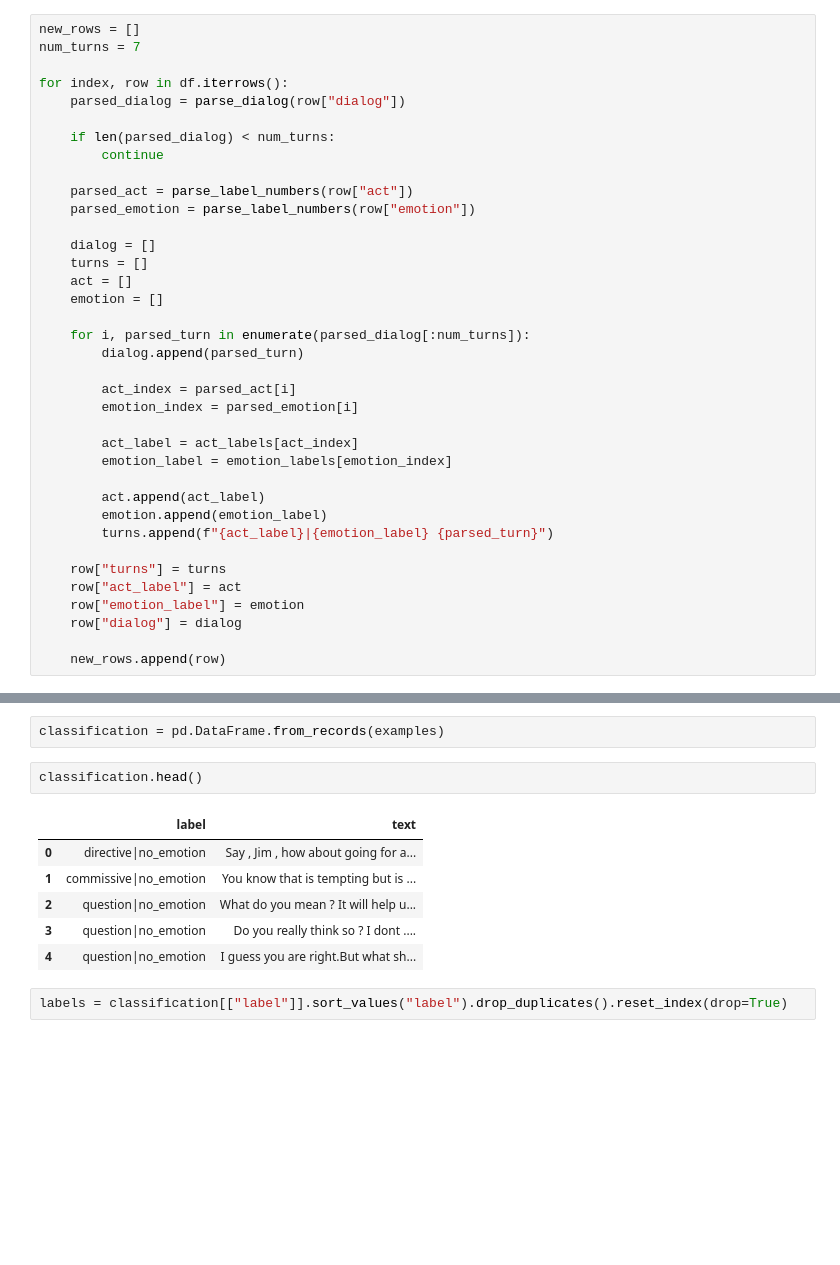
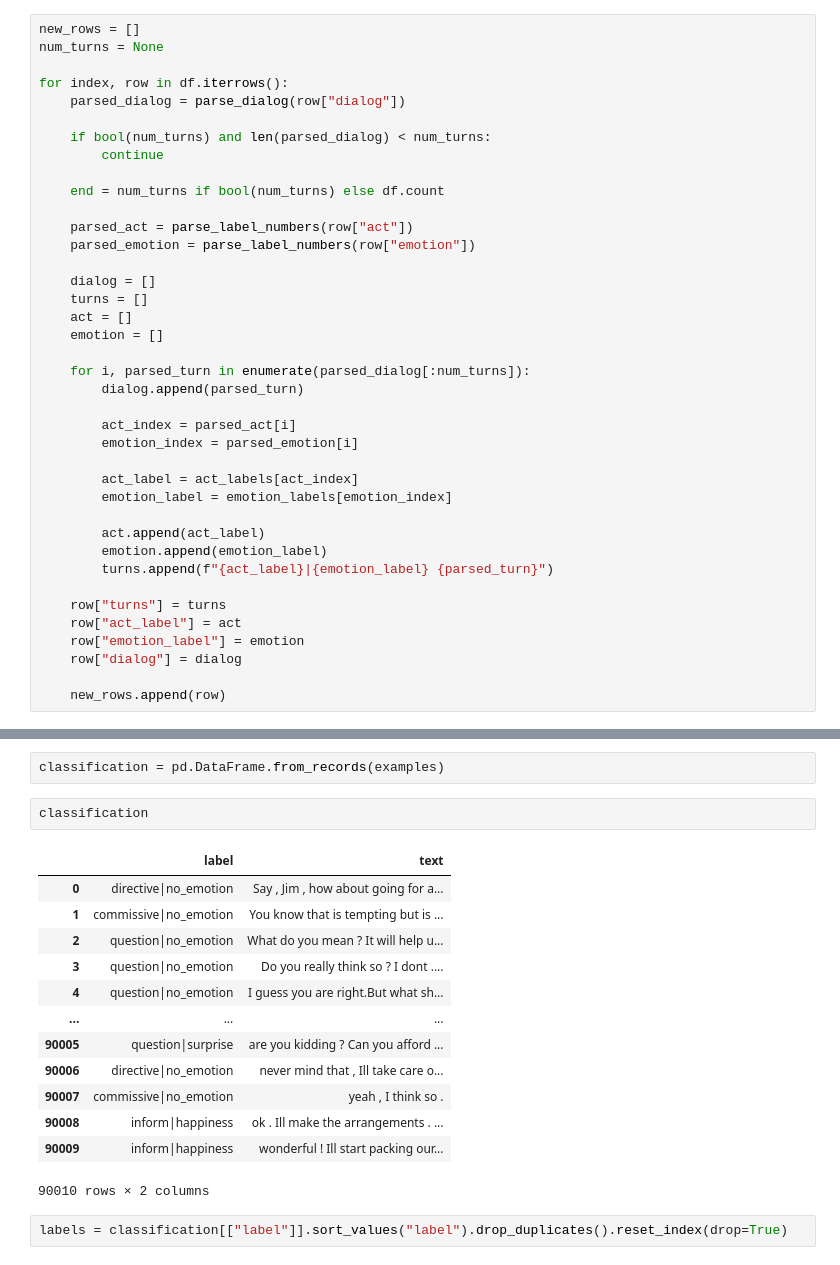
Before and after one commit to SolipsisAI/research, a Jupyter notebook: notebooks/daily_dialog.ipynb, the cells around one changed output, grey strips where cells are left out. Cells and saved outputs as stored; diff of their text form; blank space fills up the shorter version.

Commit message:
Use all rows if no num_turns is specified

```diff
--- a/notebooks/daily_dialog.ipynb
+++ b/notebooks/daily_dialog.ipynb
@@ -124,13 +124,15 @@ act_labels = ["dummy", "inform", "question", "directive", "commissive"]
 emotion_labels = ["no_emotion", "anger", "disgust", "fear", "happiness", "sadness", "surprise"]
 # %%
 new_rows = []
-num_turns = 7
+num_turns = None
 
 for index, row in df.iterrows():
     parsed_dialog = parse_dialog(row["dialog"])
 
-    if len(parsed_dialog) < num_turns:
+    if bool(num_turns) and len(parsed_dialog) < num_turns:
         continue
+
+    end = num_turns if bool(num_turns) else df.count
 
     parsed_act = parse_label_numbers(row["act"])
     parsed_emotion = parse_label_numbers(row["emotion"])
@@ -224,14 +227,21 @@ def get_label(act_label, emotion_label, label_type):
 # %%
 classification = pd.DataFrame.from_records(examples)
 # %%
-classification.head()
+classification
 # %% [output]
 |  | label | text |
 | 0 | directive|no_emotion | Say , Jim , how about going for a... |
 | 1 | commissive|no_emotion | You know that is tempting but is ... |
 | 2 | question|no_emotion | What do you mean ? It will help u... |
 | 3 | question|no_emotion | Do you really think so ? I dont .... |
 | 4 | question|no_emotion | I guess you are right.But what sh... |
+| ... | ... | ... |
+| 90005 | question|surprise | are you kidding ? Can you afford ... |
+| 90006 | directive|no_emotion | never mind that , Ill take care o... |
+| 90007 | commissive|no_emotion | yeah , I think so . |
+| 90008 | inform|happiness | ok . Ill make the arrangements . ... |
+| 90009 | inform|happiness | wonderful ! Ill start packing our... |
+90010 rows × 2 columns
 # %%
 labels = classification[["label"]].sort_values("label").drop_duplicates().reset_index(drop=True)
 # %%
```
Also changed, not shown: parts of 26 cells of this notebook.
